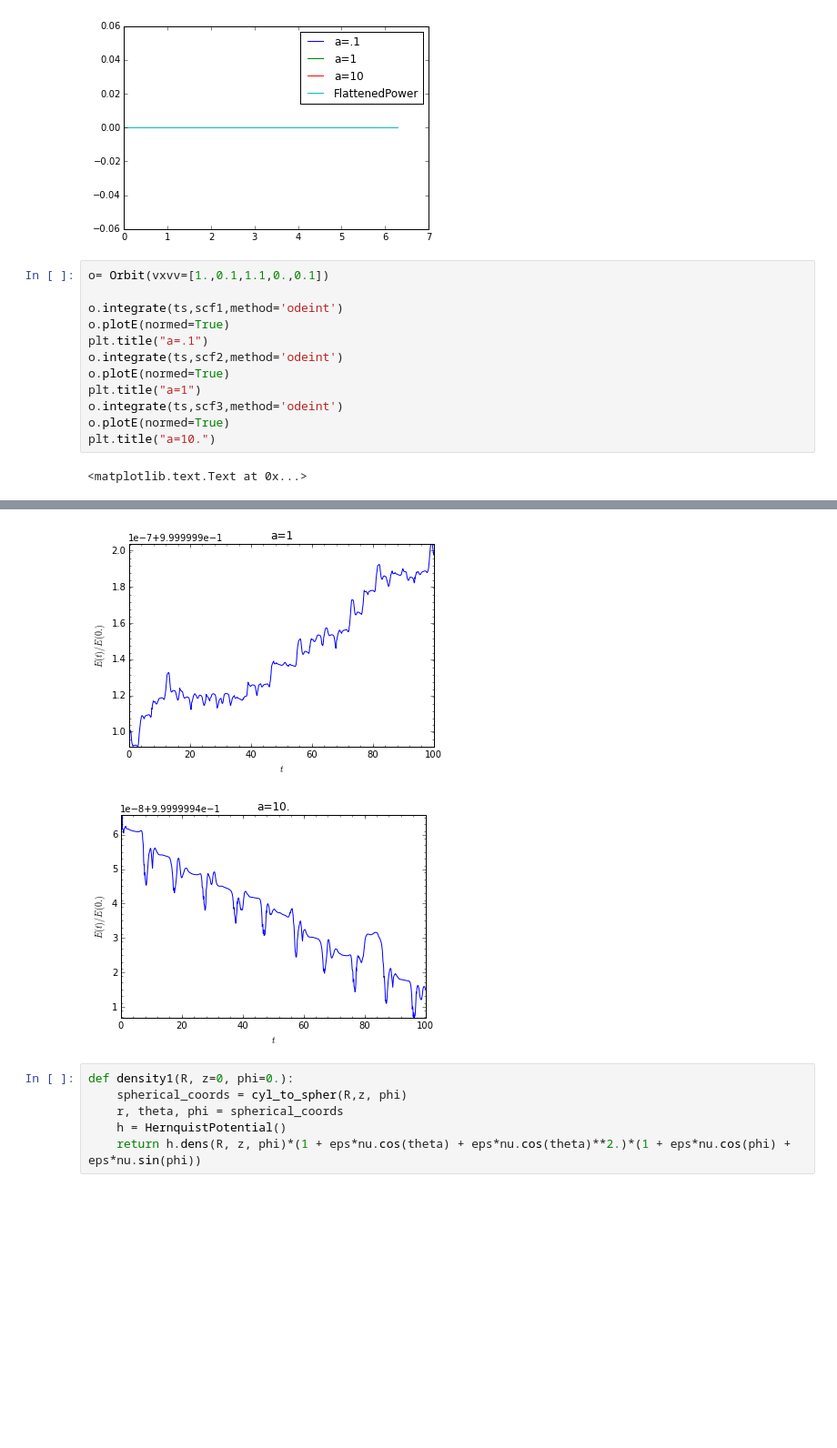
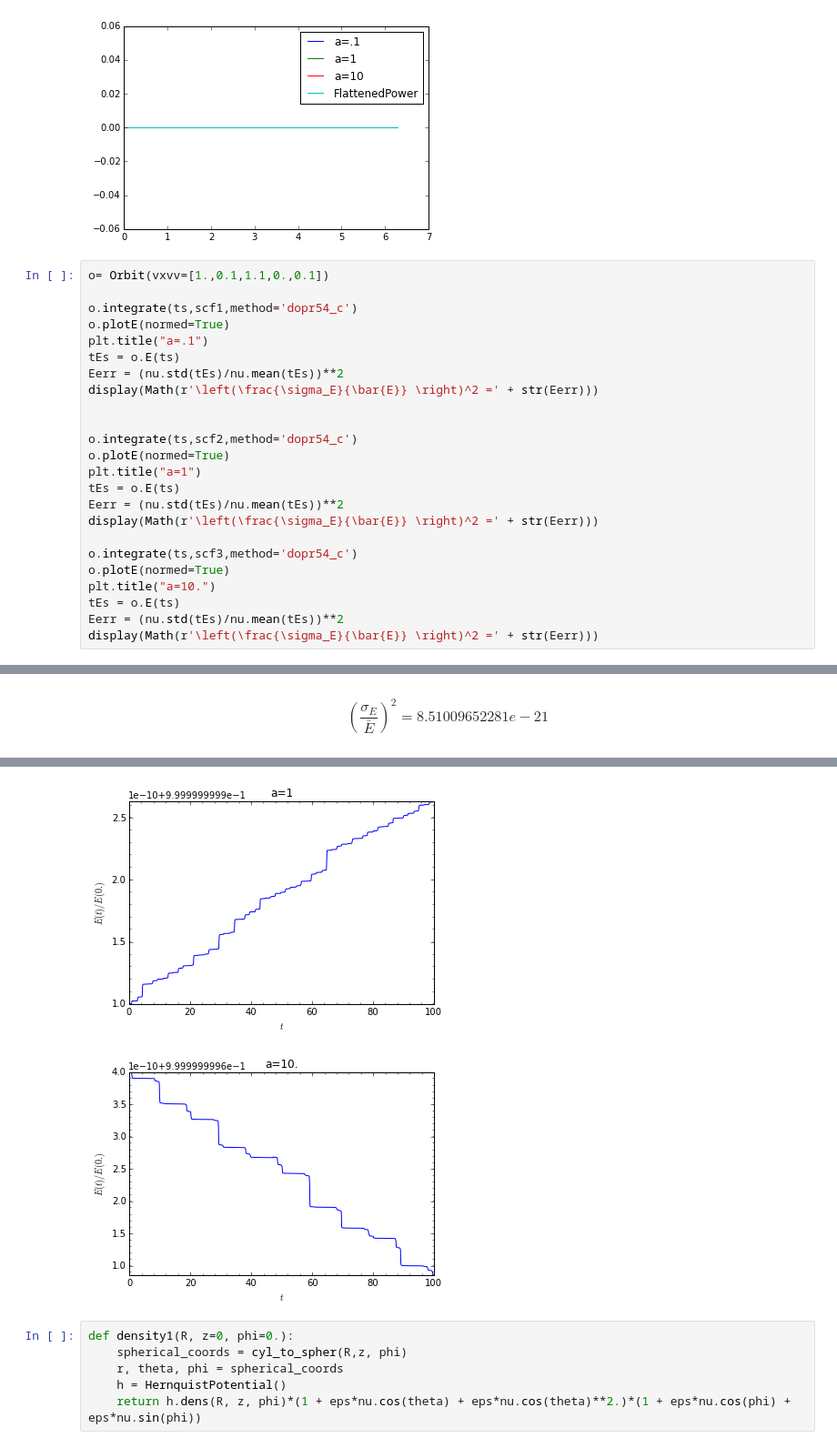
Before and after one commit to SeaifanAladdin/galpy-notebook, a Jupyter notebook: galpy/SCFPotential_forces.ipynb, the cells around one changed output, grey strips where cells are left out. Shown at 91% size. Saved outputs shown, nothing was run; the diff lists cells and outputs as text; blank space fills up the shorter version.

```diff
--- a/galpy/SCFPotential_forces.ipynb
+++ b/galpy/SCFPotential_forces.ipynb
@@ -116,14 +130,25 @@ plt.legend()
 # %%
 o= Orbit(vxvv=[1.,0.1,1.1,0.,0.1])
 
-o.integrate(ts,scf1,method='odeint')
+o.integrate(ts,scf1,method='dopr54_c')
 o.plotE(normed=True)
 plt.title("a=.1")
-o.integrate(ts,scf2,method='odeint')
+tEs = o.E(ts)
+Eerr = (nu.std(tEs)/nu.mean(tEs))**2
+display(Math(r'\left(\frac{\sigma_E}{\bar{E}} \right)^2 =' + str(Eerr)))
+
+
+o.integrate(ts,scf2,method='dopr54_c')
 o.plotE(normed=True)
 plt.title("a=1")
-o.integrate(ts,scf3,method='odeint')
+tEs = o.E(ts)
+Eerr = (nu.std(tEs)/nu.mean(tEs))**2
+display(Math(r'\left(\frac{\sigma_E}{\bar{E}} \right)^2 =' + str(Eerr)))
+
+o.integrate(ts,scf3,method='dopr54_c')
 o.plotE(normed=True)
 plt.title("a=10.")
+tEs = o.E(ts)
+Eerr = (nu.std(tEs)/nu.mean(tEs))**2
+display(Math(r'\left(\frac{\sigma_E}{\bar{E}} \right)^2 =' + str(Eerr)))
 # %% [output]
-<matplotlib.text.Text at 0x...>
@@ -129,0 +157 @@ plt.title("a=10.")
+$$\left(\frac{\sigma_E}{\bar{E}} \right)^2 =8.51009652281e-21$$
@@ -131,5 +159,5 @@ plt.title("a=10.")
-[figure, old version]
+[figure, new version]
-[figure, old version]
+[figure, new version]
 # %%
 def density1(R, z=0, phi=0.):
     spherical_coords = cyl_to_spher(R,z, phi)
```
Also changed, not shown: parts of 10 cells of this notebook.
